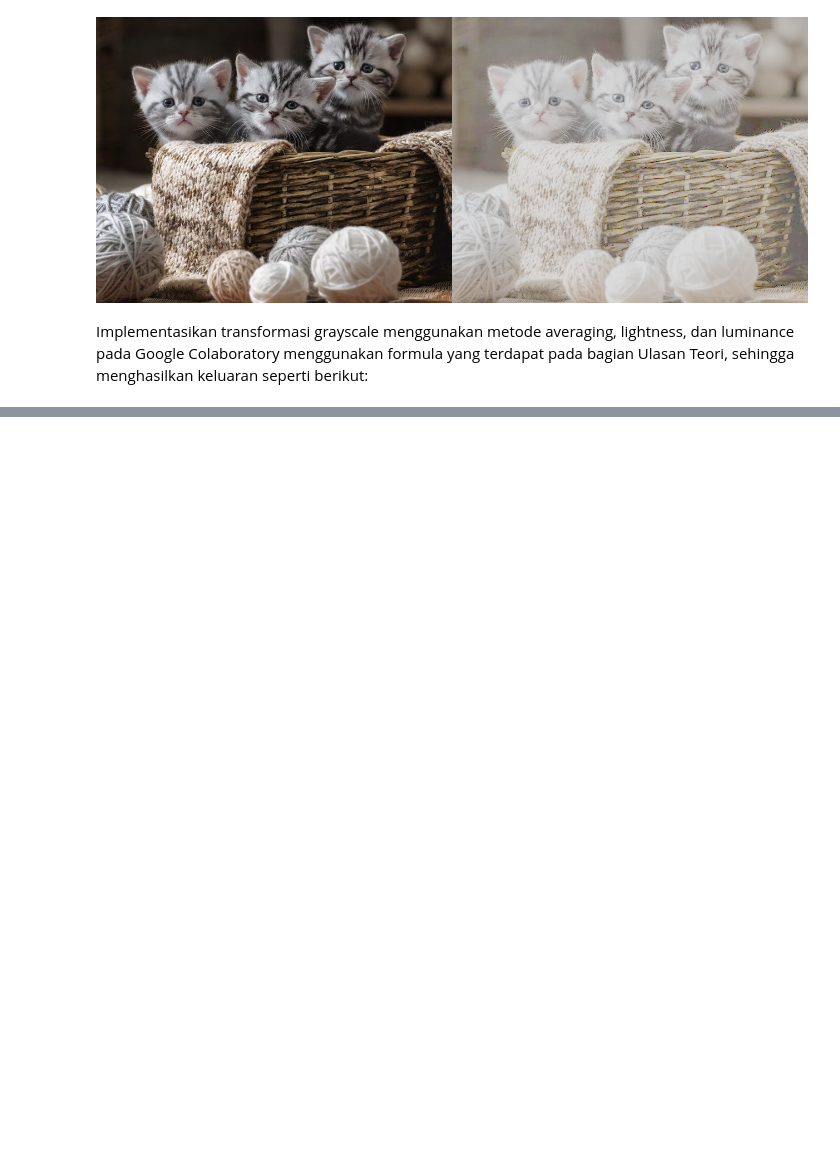
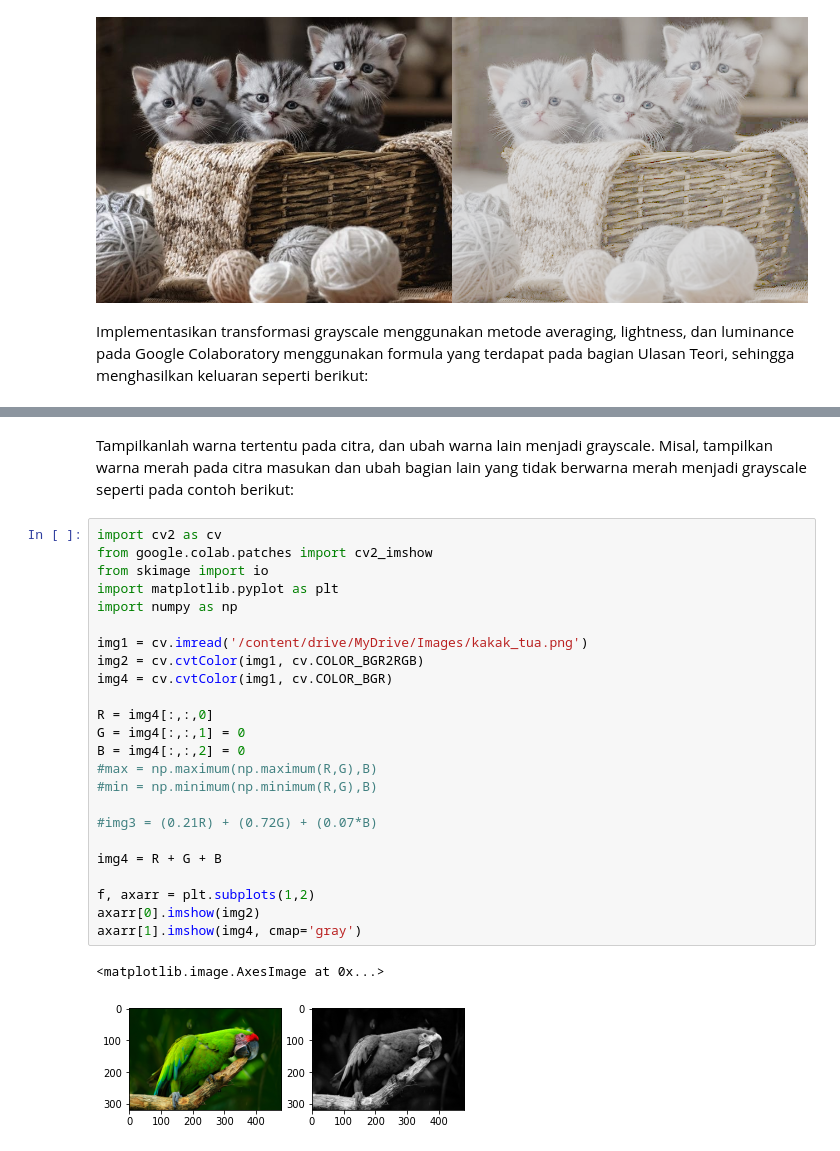
Before and after one commit to darinzahira/PCVK_Genap_2021, a Jupyter notebook: Week3.ipynb, the cells around one changed output, grey strips where cells are left out. Drawn from its saved outputs; the diff is of its cells as text; blank space fills up the shorter version.

```diff
--- a/Week3.ipynb
+++ b/Week3.ipynb
@@ -122,0 +190,31 @@ bagian Ulasan Teori, sehingga menghasilkan keluaran seperti berikut:
+# %% [markdown]
+Tampilkanlah warna tertentu pada citra, dan ubah warna lain menjadi grayscale. Misal,
+tampilkan warna merah pada citra masukan dan ubah bagian lain yang tidak berwarna
+merah menjadi grayscale seperti pada contoh berikut:
+# %%
+import cv2 as cv
+from google.colab.patches import cv2_imshow
+from skimage import io
+import matplotlib.pyplot as plt
+import numpy as np
+
+img1 = cv.imread('/content/drive/MyDrive/Images/kakak_tua.png')
+img2 = cv.cvtColor(img1, cv.COLOR_BGR2RGB)
+img4 = cv.cvtColor(img1, cv.COLOR_BGR)
+
+R = img4[:,:,0]
+G = img4[:,:,1] = 0
+B = img4[:,:,2] = 0
+#max = np.maximum(np.maximum(R,G),B)
+#min = np.minimum(np.minimum(R,G),B)
+
+#img3 = (0.21R) + (0.72G) + (0.07*B)
+
+img4 = R + G + B
+
+f, axarr = plt.subplots(1,2)
+axarr[0].imshow(img2)
+axarr[1].imshow(img4, cmap='gray')
+# %% [output]
+<matplotlib.image.AxesImage at 0x...>
+[figure, added]
```
Also changed, not shown: parts of 6 cells of this notebook.
